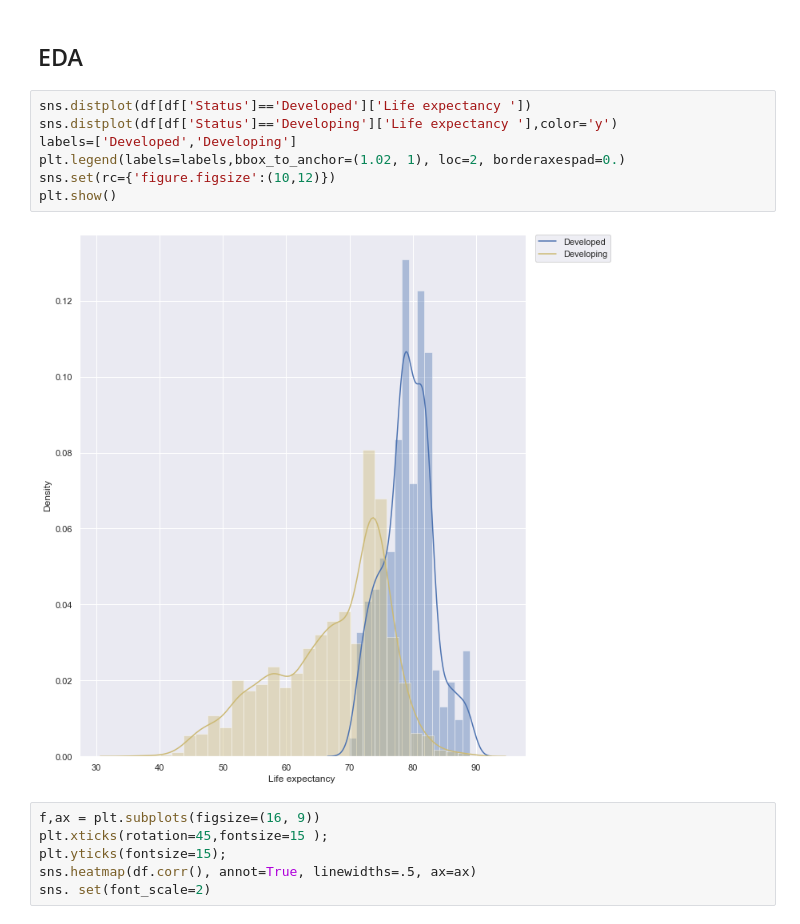
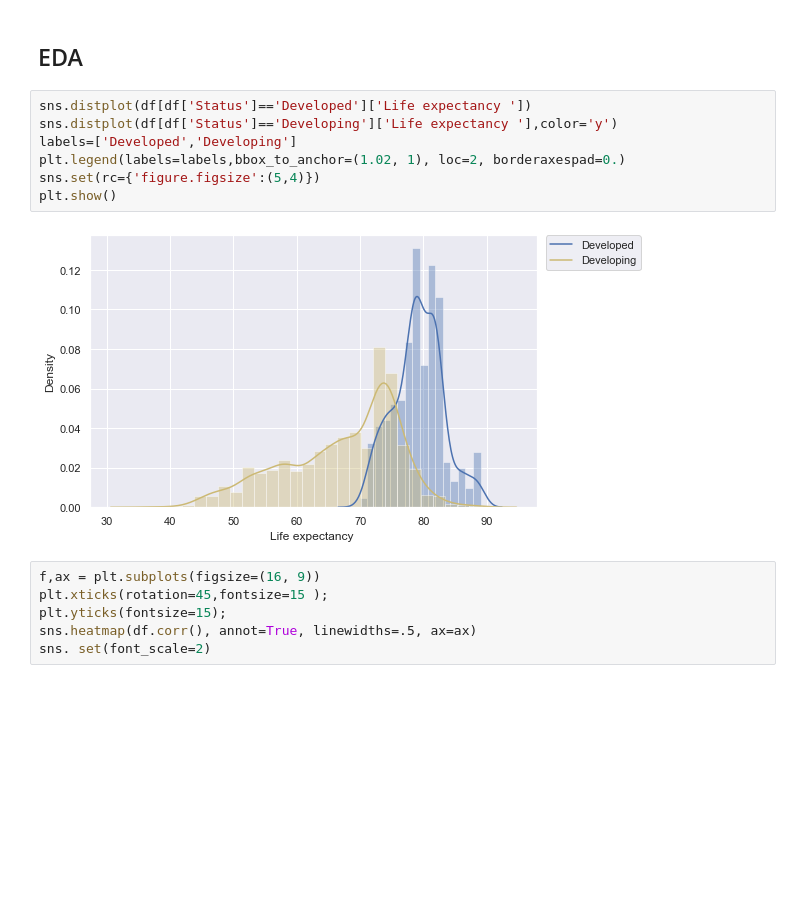
Before and after one commit to ShahadAbdulaziz/Life-Expectancy-REGRESSION, a Jupyter notebook: Factors affecting Life Expectancy.ipynb, the cells around one changed output. Saved outputs shown, nothing was run; the diff lists cells and outputs as text; blank space fills up the shorter version.

```diff
--- a/Factors affecting Life Expectancy.ipynb
+++ b/Factors affecting Life Expectancy.ipynb
@@ -176,12 +198,12 @@ def test_wins(col, lower_limit=0, upper_limit=0, show_plot=True):
 # %%
 sns.distplot(df[df['Status']=='Developed']['Life expectancy '])
 sns.distplot(df[df['Status']=='Developing']['Life expectancy '],color='y')
 labels=['Developed','Developing']
 plt.legend(labels=labels,bbox_to_anchor=(1.02, 1), loc=2, borderaxespad=0.)
-sns.set(rc={'figure.figsize':(10,12)})
+sns.set(rc={'figure.figsize':(5,4)})
 plt.show()
 # %% [output]
-[figure, old version]
+[figure, new version]
 # %%
 f,ax = plt.subplots(figsize=(16, 9))
 plt.xticks(rotation=45,fontsize=15 );
```
Also changed, not shown: parts of 13 cells of this notebook, 1 other file.
